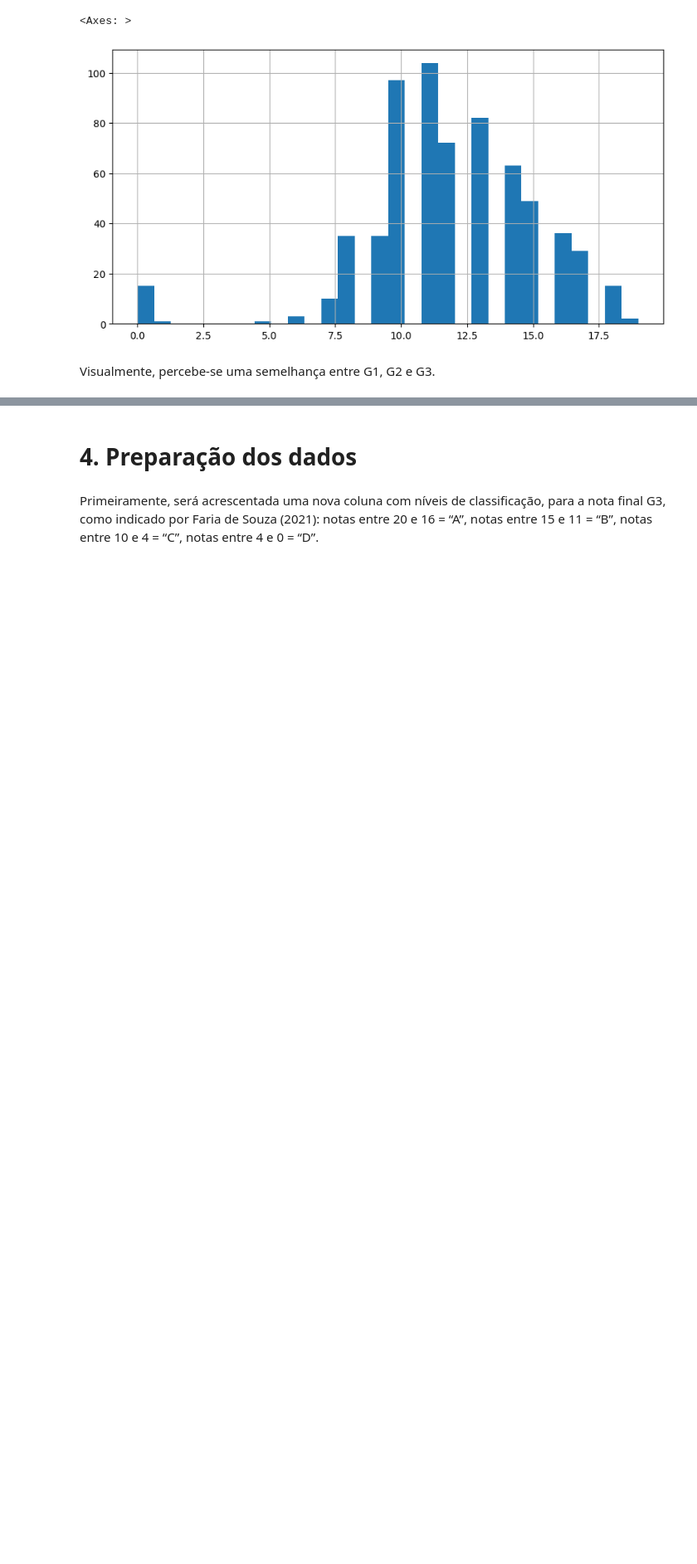
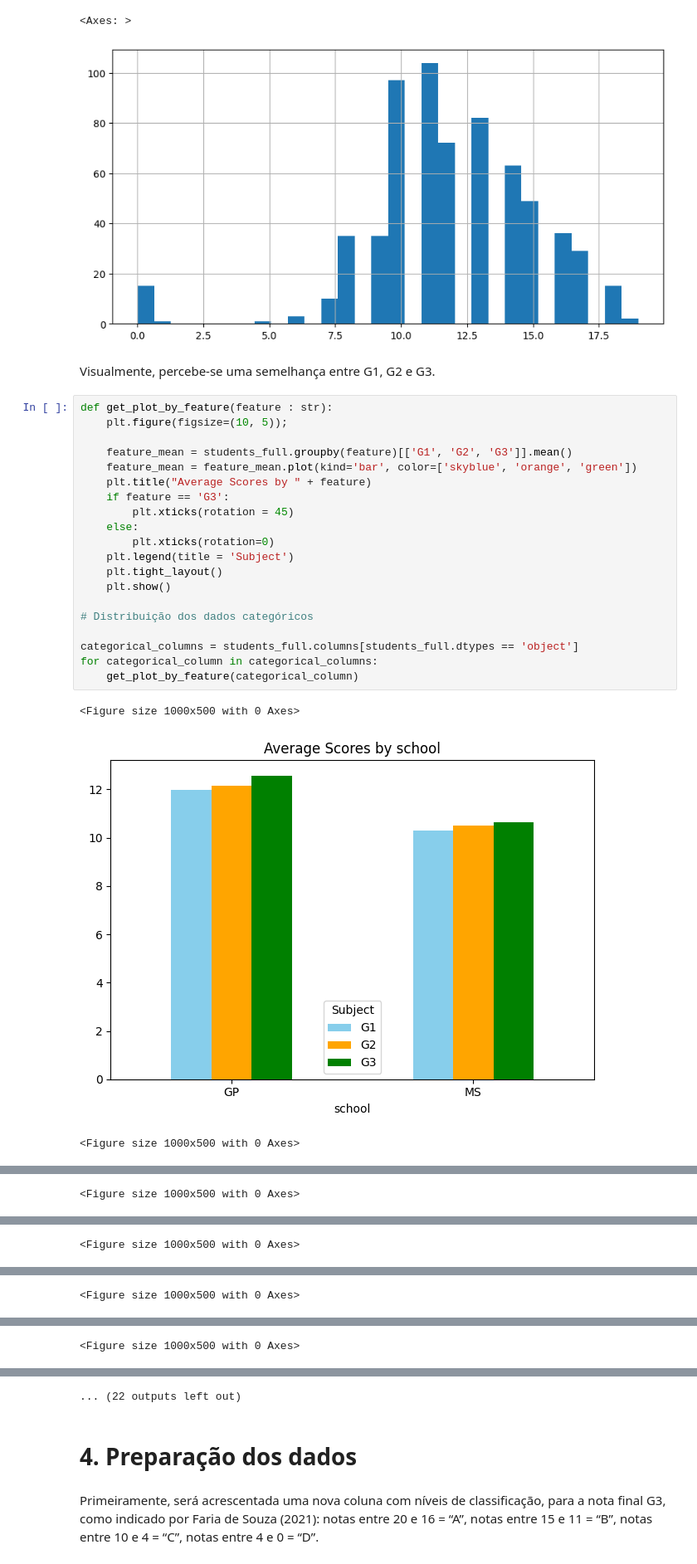
Before and after one commit to emanoelopes/progpy, a Jupyter notebook: uci-dt-studentsperformanceprediction.ipynb, the cells around one changed output, grey strips where cells are left out. Shown: that part at 83% size. Saved outputs shown, nothing was run; the diff lists cells and outputs as text; blank space fills up the shorter version.

Commit message:
Kaggle Notebook | UCI - LR - Students Performance Prediction | Version 16

```diff
--- a/uci-dt-studentsperformanceprediction.ipynb
+++ b/uci-dt-studentsperformanceprediction.ipynb
@@ -185,3 +232,27 @@ students_full['G3'].hist(bins=30, figsize=(10, 5))
 [figure]
 # %% [markdown]
 Visualmente, percebe-se uma semelhança entre G1, G2 e G3.
+# %%
+def get_plot_by_feature(feature : str):
+    plt.figure(figsize=(10, 5));
+
+    feature_mean = students_full.groupby(feature)[['G1', 'G2', 'G3']].mean()
+    feature_mean = feature_mean.plot(kind='bar', color=['skyblue', 'orange', 'green'])
+    plt.title("Average Scores by " + feature)
+    if feature == 'G3':
+        plt.xticks(rotation = 45)
+    else:
+        plt.xticks(rotation=0)
+    plt.legend(title = 'Subject')
+    plt.tight_layout()
+    plt.show()
+
+# Distribuição dos dados categóricos
+
+categorical_columns = students_full.columns[students_full.dtypes == 'object']
+for categorical_column in categorical_columns:
+    get_plot_by_feature(categorical_column)
+# %% [output]
+<Figure size 1000x500 with 0 Axes>
+[figure, added]
+<Figure size 1000x500 with 0 Axes>
@@ -187,0 +260 @@ Visualmente, percebe-se uma semelhança entre G1, G2 e G3.
+<Figure size 1000x500 with 0 Axes>
@@ -187,0 +262 @@ Visualmente, percebe-se uma semelhança entre G1, G2 e G3.
+<Figure size 1000x500 with 0 Axes>
@@ -187,0 +264 @@ Visualmente, percebe-se uma semelhança entre G1, G2 e G3.
+<Figure size 1000x500 with 0 Axes>
@@ -187,0 +266 @@ Visualmente, percebe-se uma semelhança entre G1, G2 e G3.
+<Figure size 1000x500 with 0 Axes>
@@ -188,3 +268,4 @@ Visualmente, percebe-se uma semelhança entre G1, G2 e G3.
+... (22 outputs left out)
 # %% [markdown]
 # 4. Preparação dos dados
 # %% [markdown]
```
Also changed, not shown: parts of 16 cells of this notebook.
